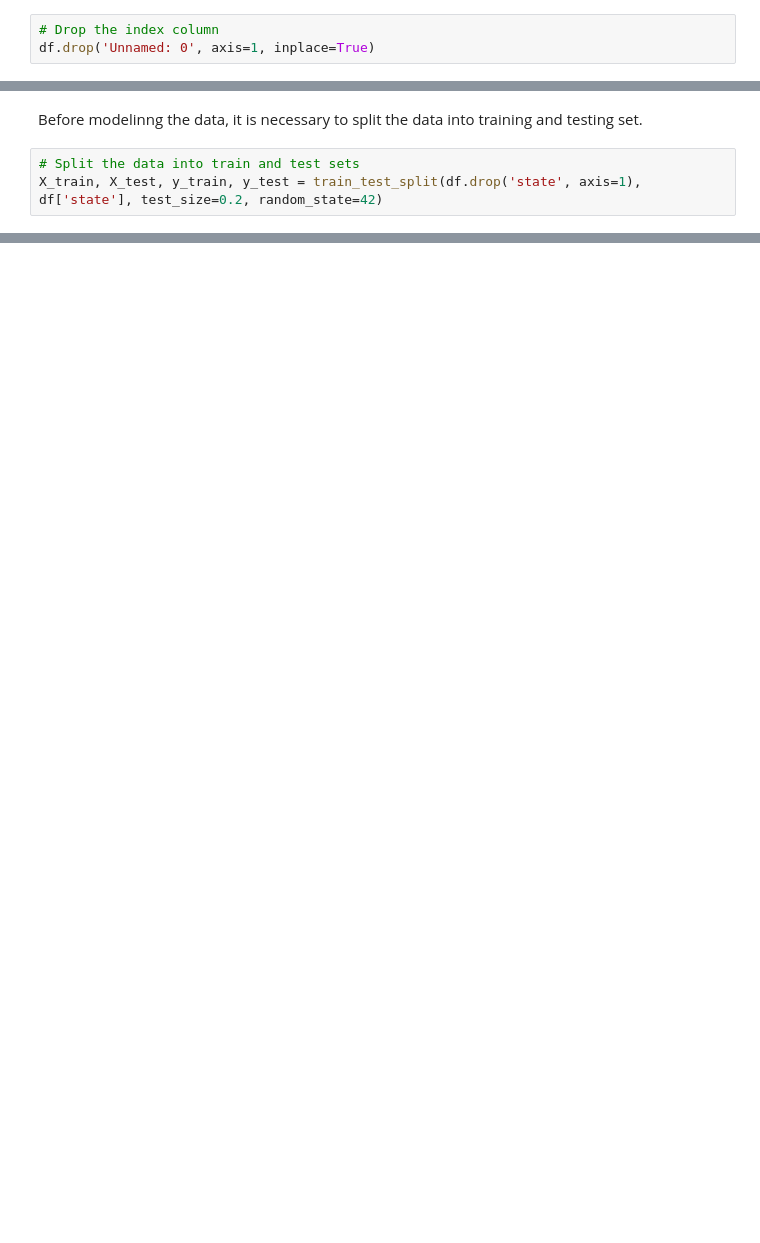
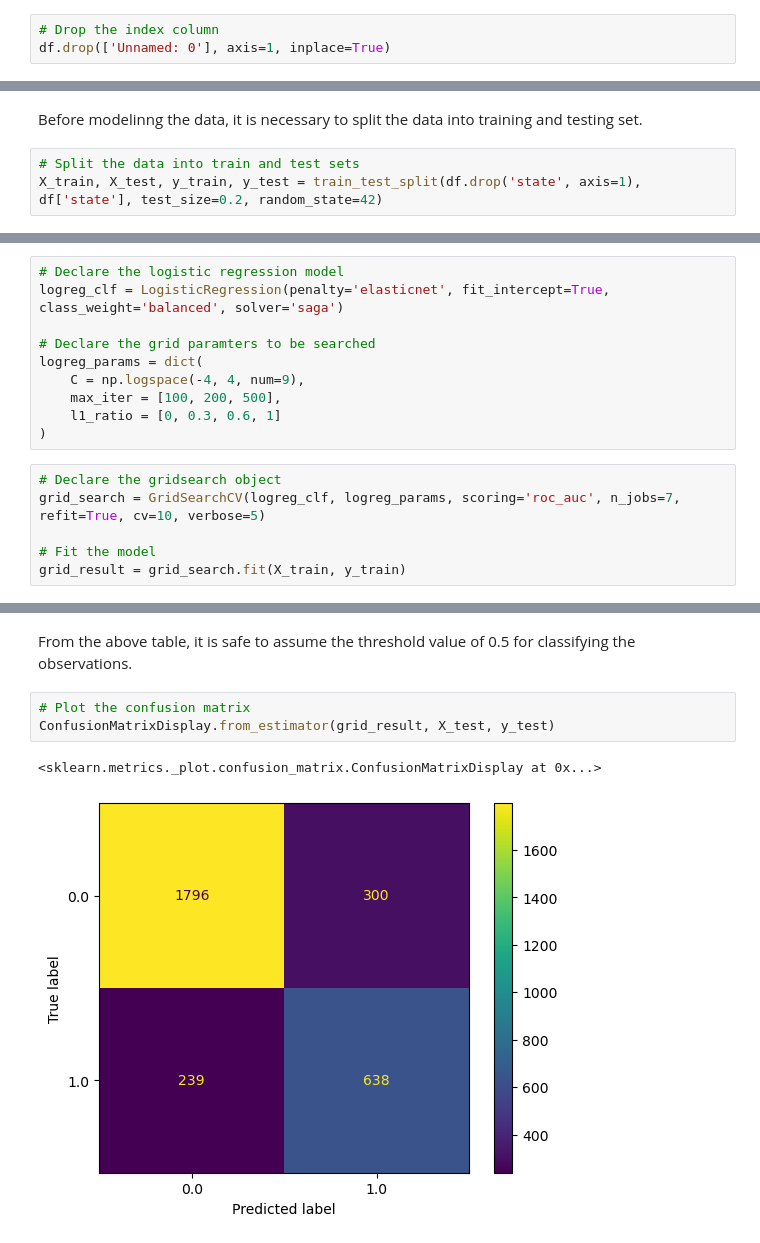
Before and after one commit to patilpushkarp/kickstarter-analysis, a Jupyter notebook: kick/docs/models/logistic_regression.ipynb, the cells around one changed output, grey strips where cells are left out. Cells and saved outputs as stored; diff of their text form; blank space fills up the shorter version.

Commit message:
Updated models notebooks

```diff
--- a/kick/docs/models/logistic_regression.ipynb
+++ b/kick/docs/models/logistic_regression.ipynb
@@ -15,4 +26,4 @@ from sklearn.linear_model import LogisticRegression
 df = pd.read_csv('./../../data/engineered_data.csv')
 # %%
 # Drop the index column
-df.drop('Unnamed: 0', axis=1, inplace=True)
+df.drop(['Unnamed: 0'], axis=1, inplace=True)
@@ -45 +37,17 @@ X_train, X_test, y_train, y_test = train_test_split(df.drop('state', axis=1), df
+# %%
+# Declare the logistic regression model
+logreg_clf = LogisticRegression(penalty='elasticnet', fit_intercept=True, class_weight='balanced', solver='saga')
+
+# Declare the grid paramters to be searched
+logreg_params = dict(
+    C = np.logspace(-4, 4, num=9),
+    max_iter = [100, 200, 500],
+    l1_ratio = [0, 0.3, 0.6, 1]
+)
+# %%
+# Declare the gridsearch object
+grid_search = GridSearchCV(logreg_clf, logreg_params, scoring='roc_auc', n_jobs=7, refit=True, cv=10, verbose=5)
+
+# Fit the model
+grid_result = grid_search.fit(X_train, y_train)
 # %% [markdown]
@@ -95,0 +119,8 @@ pd.DataFrame([X_train.columns, logreg_clf.coef_[0]], columns=X_train.columns).T.
+# %% [markdown]
+From the above table, it is safe to assume the threshold value of 0.5 for classifying the observations.
+# %%
+# Plot the confusion matrix
+ConfusionMatrixDisplay.from_estimator(grid_result, X_test, y_test)
+# %% [output]
+<sklearn.metrics._plot.confusion_matrix.ConfusionMatrixDisplay at 0x...>
+[figure, added]
```
Also changed, not shown: parts of 43 cells of this notebook, 6 other files.
